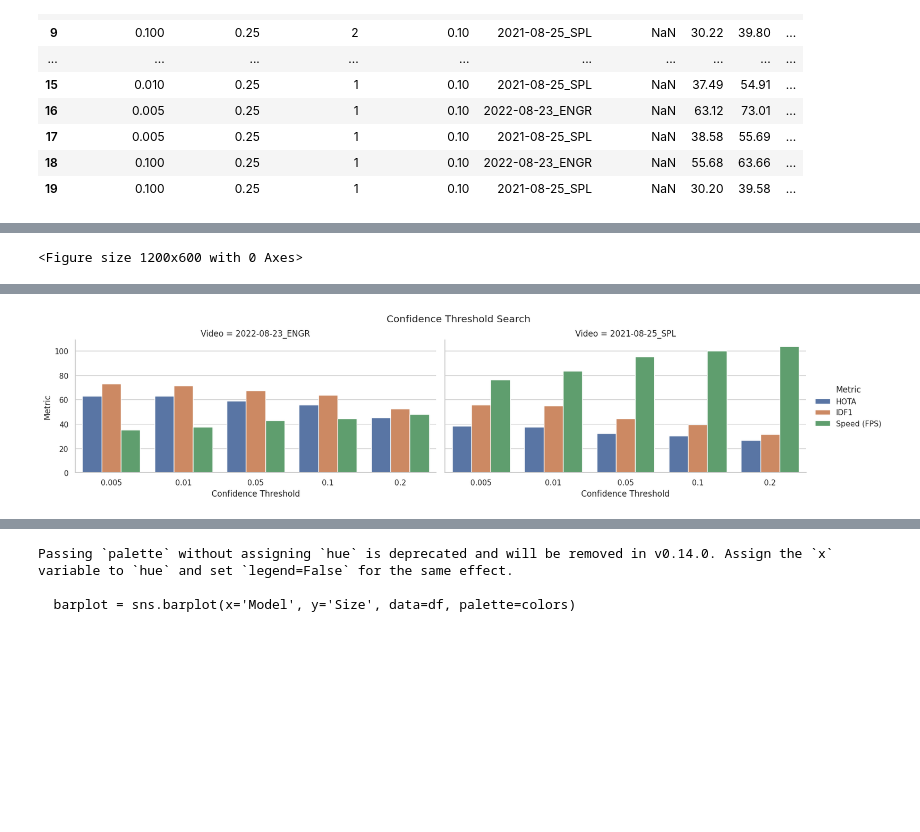
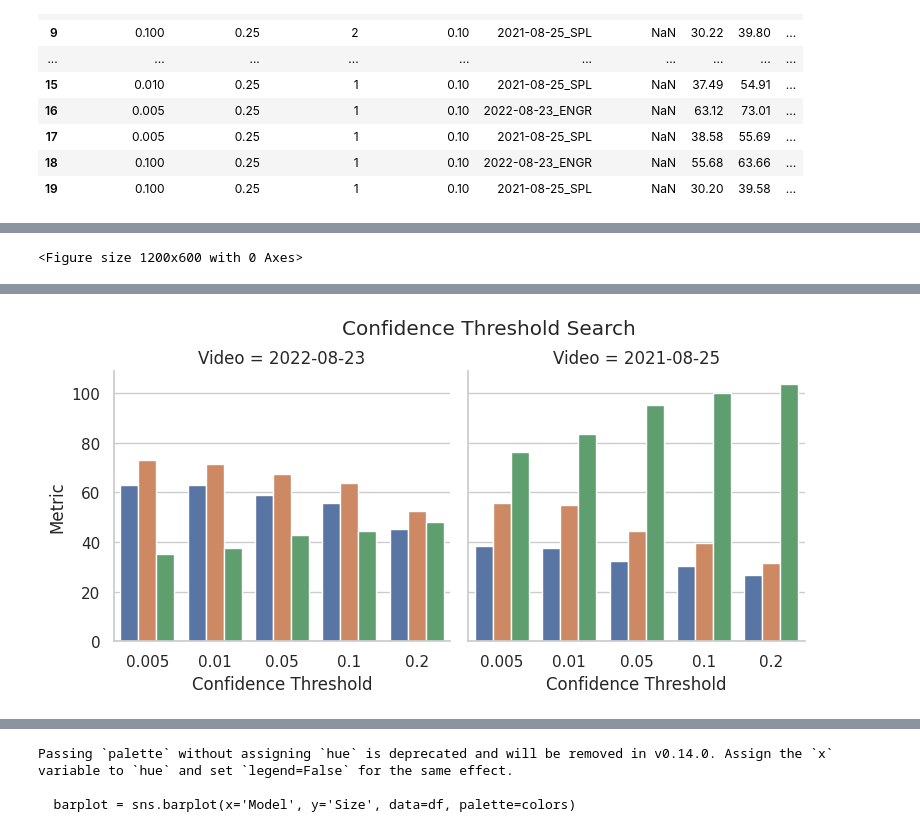
Before and after one commit to UGA-BSAIL/cotton_flower_mot, a Jupyter notebook: notebooks/generate_figures.ipynb, the cells around one changed output, grey strips where cells are left out. Cells and saved outputs as stored; diff of their text form; code cells hidden in the pictures; blank space fills up the shorter version.

Commit message:
Update figure generation.

```diff
--- a/notebooks/generate_figures.ipynb
+++ b/notebooks/generate_figures.ipynb
@@ -142,8 +147,11 @@ BASE_IOU = 0.25
 BASE_DW = 1
 BASE_KFP = 0.1
 
+# Remove the field names from the video names.
+search_data_clean = search_data.drop("Unnamed: 5", axis=1)
+search_data_clean["Video"] = search_data_clean["Video"].apply(lambda s: s.split("_")[0])
+
 # Melt all the metrics.
-search_data_clean = search_data.drop("Unnamed: 5", axis=1)
 search_data_melted = search_data_clean.melt(id_vars=search_data_clean.columns[:-3], var_name="Metric", value_name="Value")
 
 base_conf = search_data_melted["Conf. Threshold"] == BASE_CONF
@@ -162,8 +170,11 @@ sns.set(style="whitegrid")
 
 # Create the bar plot.
 plt.figure(figsize=(12, 6))
-grid = sns.catplot(kind="bar", data=search_conf, x='Conf. Threshold', y='Value', hue='Metric', col='Video', height=4, aspect=2)
+grid = sns.catplot(kind="bar", data=search_conf, x='Conf. Threshold', y='Value', hue='Metric', col='Video', height=4, aspect=1)
+# Remove the legend
+grid._legend.remove()
 grid.fig.suptitle('Confidence Threshold Search')
+
 # Adjust the layout to move the main title upwards
 plt.subplots_adjust(top=0.85)
 grid.set_axis_labels("Confidence Threshold", "Metric")
@@ -174,7 +185,7 @@ plt.show()
 [interactive output not drawn]
 <Figure size 1200x600 with 0 Axes>
 [interactive output not drawn]
-[figure, old version]
+[figure, new version]
 # %%
 # IOU threshold search plot
 # Set seaborn style
```
Also changed, not shown: parts of 9 cells of this notebook, 1 other file.
